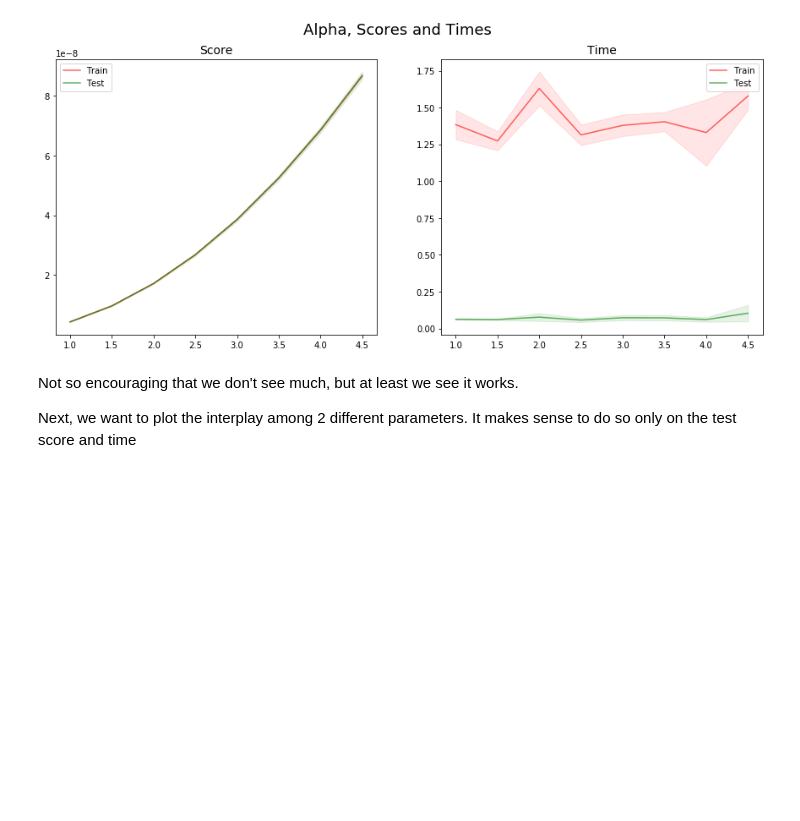
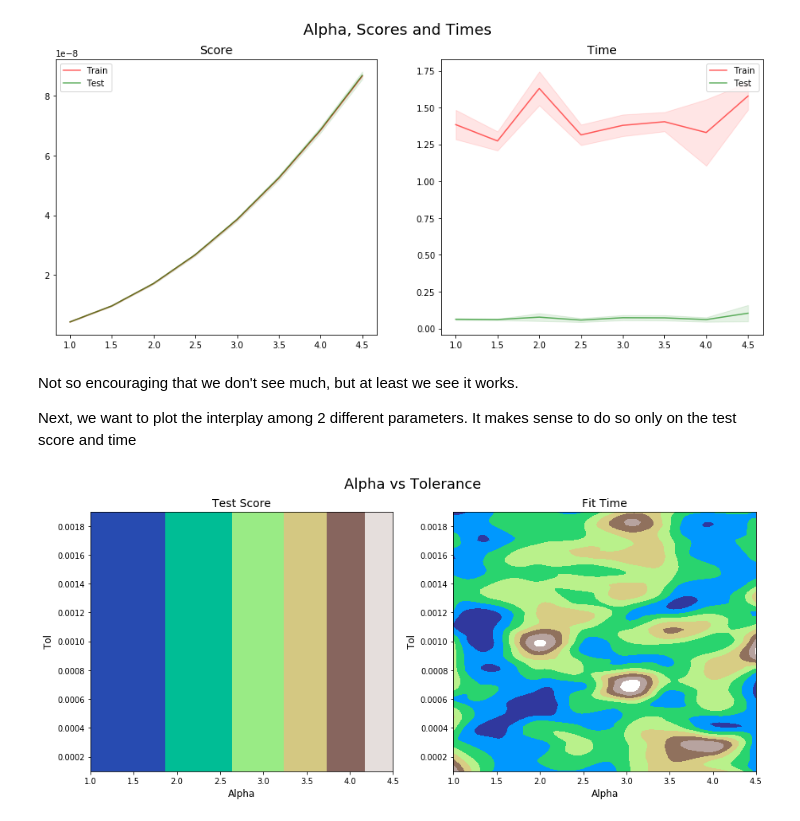
Before and after one commit to lucabasa/ML-algorithms-and-experiments, a Jupyter notebook: 02_experiment_design.ipynb, the cells around one changed output. Cells and saved outputs as stored; diff of their text form; code cells hidden in the pictures; blank space fills up the shorter version.

Commit message:
features vs hyperparms

```diff
--- a/02_experiment_design.ipynb
+++ b/02_experiment_design.ipynb
@@ -156,3 +160,48 @@ plot_hyperparameter(res[res.param_ridge__tol == 0.001], 'param_ridge__alpha', 'A
 Not so encouraging that we don't see much, but at least we see it works.
 
 Next, we want to plot the interplay among 2 different parameters. It makes sense to do so only on the test score and time
+# %%
+def plot_two_hyperparms(result, param_x, param_y, pretty_name, negative=True):
+
+    if negative:
+        res = result.copy()
+        res['mean_test_score'] = -res['mean_test_score']
+    else:
+        res = result.copy()
+
+    fig, ax = plt.subplots(1,2, figsize=(15,6))
+
+    X_axis = res[param_x].astype(float)
+    Y_axis = res[param_y].astype(float)
+
+    xg, yg = np.meshgrid(np.linspace(X_axis.min(), X_axis.max(), 100),
+                         np.linspace(Y_axis.min(), Y_axis.max(), 100))
+
+    triangles = tri.Triangulation(X_axis, Y_axis)
+    tri_interp = tri.CubicTriInterpolator(triangles, res['mean_test_score'])
+    zg = tri_interp(xg, yg)
+
+    ax[0].contourf(xg, yg, zg,
+                   norm=plt.Normalize(vmax=res['mean_test_score'].max(), vmin=res['mean_test_score'].min()),
+                   cmap=plt.cm.terrain)
+
+    tri_interp = tri.CubicTriInterpolator(triangles, res['mean_fit_time'])
+    zg = tri_interp(xg, yg)
+
+    ax[1].contourf(xg, yg, zg,
+                   norm=plt.Normalize(vmax=res['mean_fit_time'].max(), vmin=res['mean_fit_time'].min()),
+                   cmap=plt.cm.terrain)
+
+    ax[0].set_xlabel(param_x.split('__')[-1].title(), fontsize=12)
+    ax[1].set_xlabel(param_x.split('__')[-1].title(), fontsize=12)
+    ax[0].set_ylabel(param_y.split('__')[-1].title(), fontsize=12)
+    ax[1].set_ylabel(param_y.split('__')[-1].title(), fontsize=12)
+    ax[0].set_title('Test Score', fontsize=14)
+    ax[1].set_title('Fit Time', fontsize=14)
+    fig.suptitle(f'{pretty_name}', fontsize=18)
+
+    plt.show()
+
+plot_two_hyperparms(res, 'param_ridge__alpha', 'param_ridge__tol', 'Alpha vs Tolerance')
+# %% [output]
+[figure, added]
```
Also changed, not shown: parts of 8 cells of this notebook, 1 other file.
